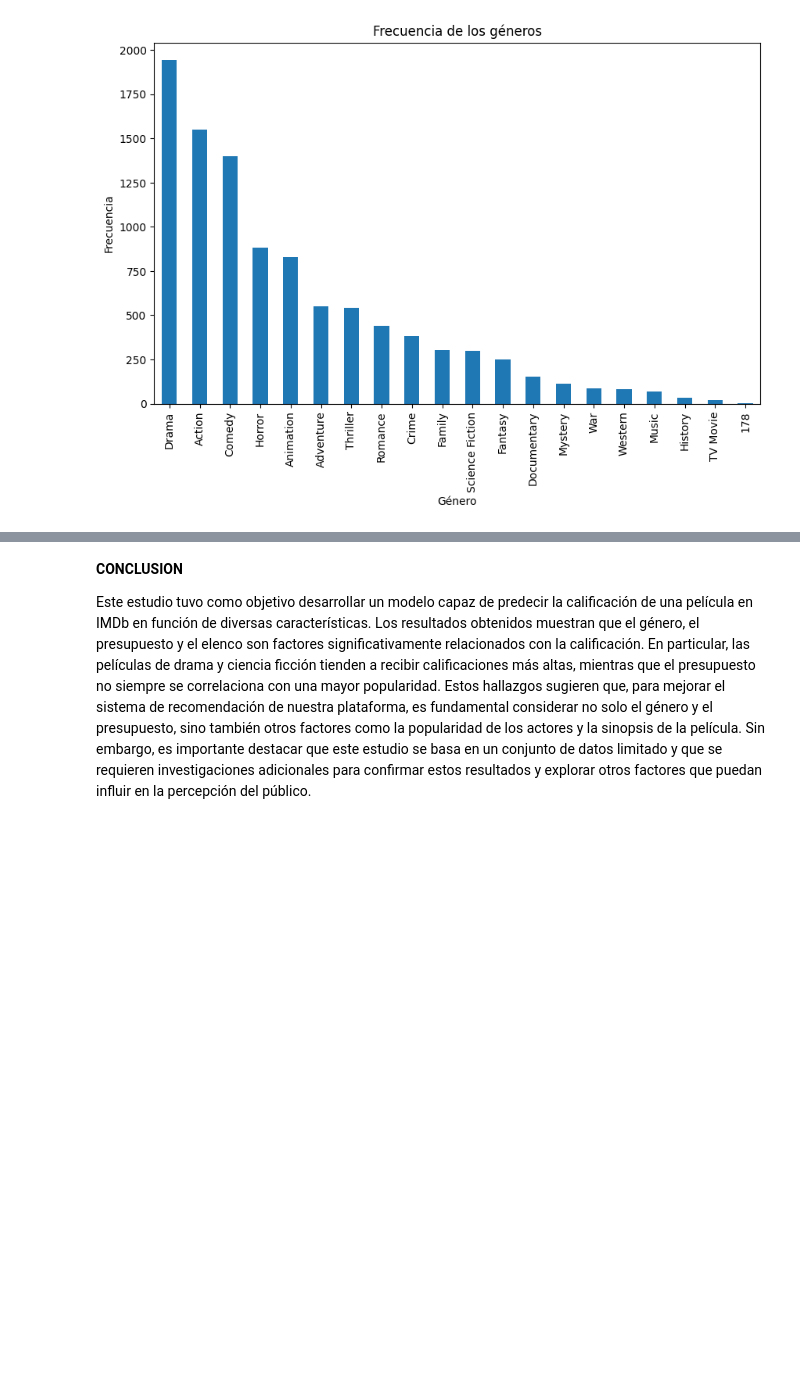
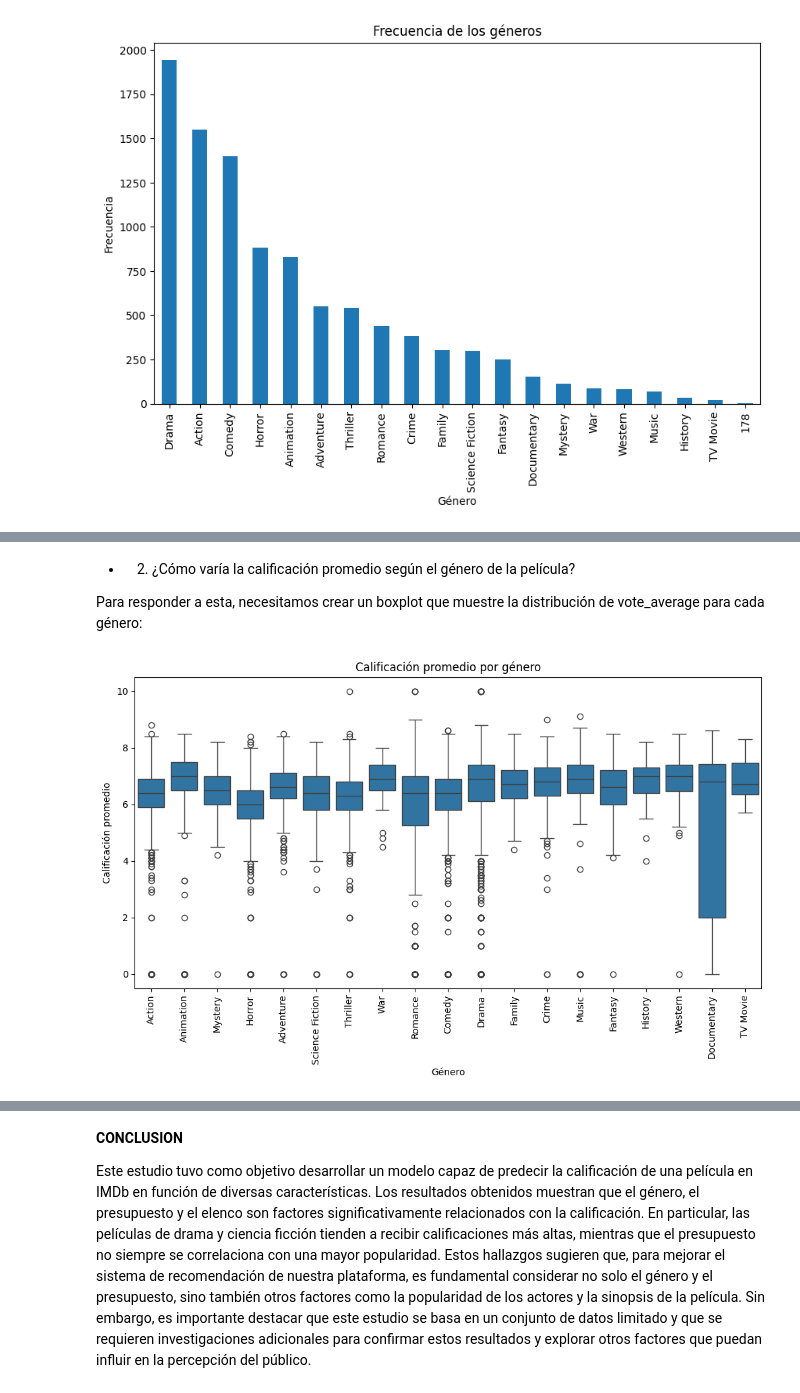
Before and after one commit to mariach-code/PROYECTODS_PARTEIII, a Jupyter notebook: PROYECTODS_PARTEIII_CHUNZA_.ipynb, the cells around one changed output, grey strips where cells are left out. Cells and saved outputs as stored; diff of their text form; code cells hidden in the pictures; blank space fills up the shorter version.

```diff
--- a/PROYECTODS_PARTEIII_CHUNZA_.ipynb
+++ b/PROYECTODS_PARTEIII_CHUNZA_.ipynb
@@ -248,0 +219,16 @@ weighted avg       0.57      0.55      0.55        20
+# %% [markdown]
+* 2. ¿Cómo varía la calificación promedio según el género de la película?
+
+Para responder a esta, necesitamos crear un boxplot que muestre la distribución de vote_average para cada género:
+# %%
+import seaborn as sns
+
+plt.figure(figsize=(12, 6))
+sns.boxplot(x='genres', y='vote_average', data=df)
+plt.title('Calificación promedio por género')
+plt.xlabel('Género')
+plt.ylabel('Calificación promedio')
+plt.xticks(rotation=90)
+plt.show()
+# %% [output]
+[figure, added]
```
Also changed, not shown: parts of 15 cells of this notebook.
